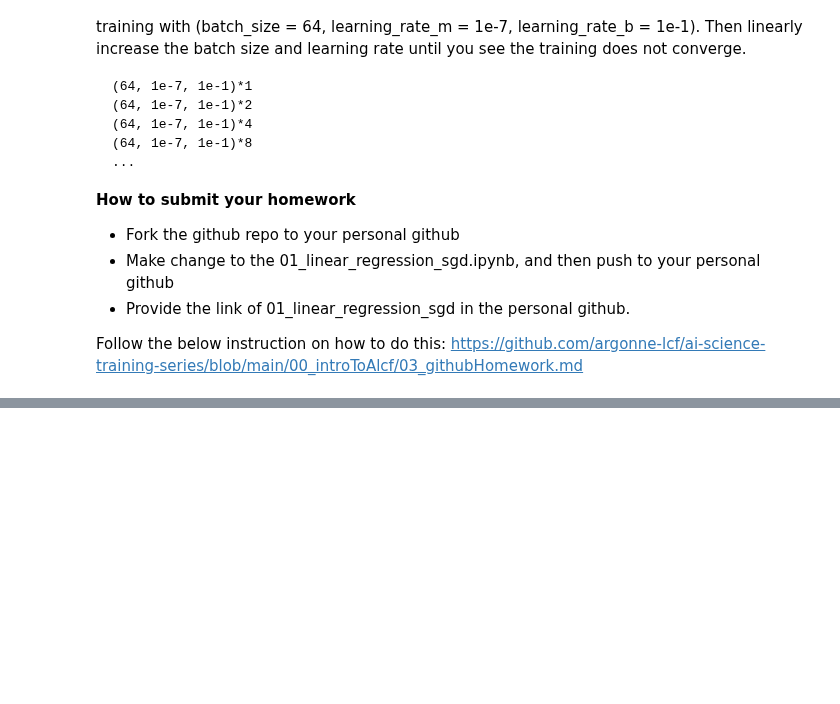
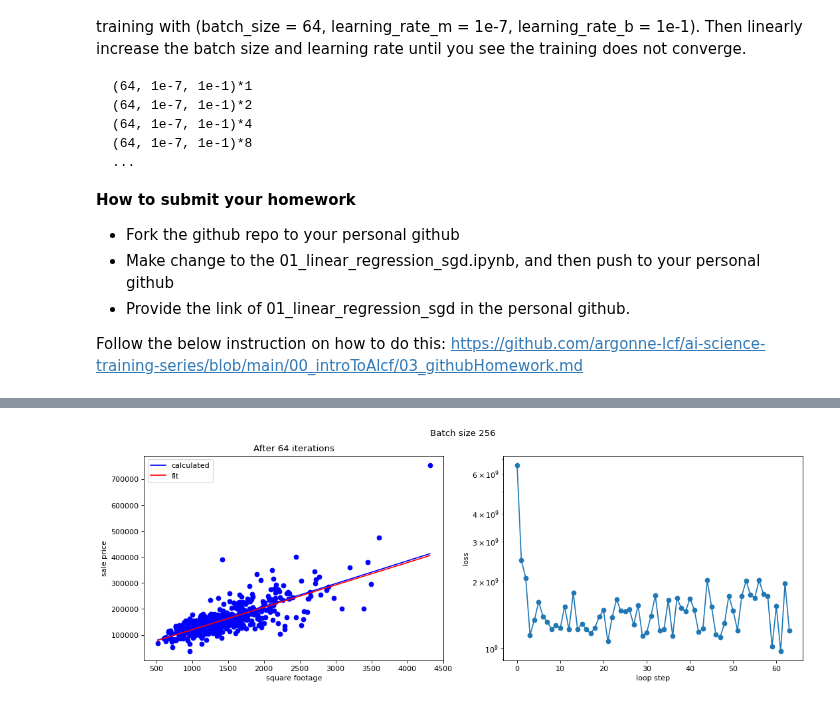
Before and after one commit to argonne-lcf/ai-science-training-series, a Jupyter notebook: 01_intro_AI_on_Supercomputer/01_linear_regression_sgd.ipynb, the cells around one changed output, grey strips where cells are left out. Cells and saved outputs as stored; diff of their text form; code cells hidden in the pictures; blank space fills up the shorter version.

```diff
--- a/01_intro_AI_on_Supercomputer/01_linear_regression_sgd.ipynb
+++ b/01_intro_AI_on_Supercomputer/01_linear_regression_sgd.ipynb
@@ -393,0 +460,4 @@ https://github.com/argonne-lcf/ai-science-training-series/blob/main/00_introToAl
+# %%
+SGD(256, 5.0, 1000.0, 1e-7, 1e-1)
+# %% [output]
+[figure, added]
```
Also changed, not shown: parts of 17 cells of this notebook.
